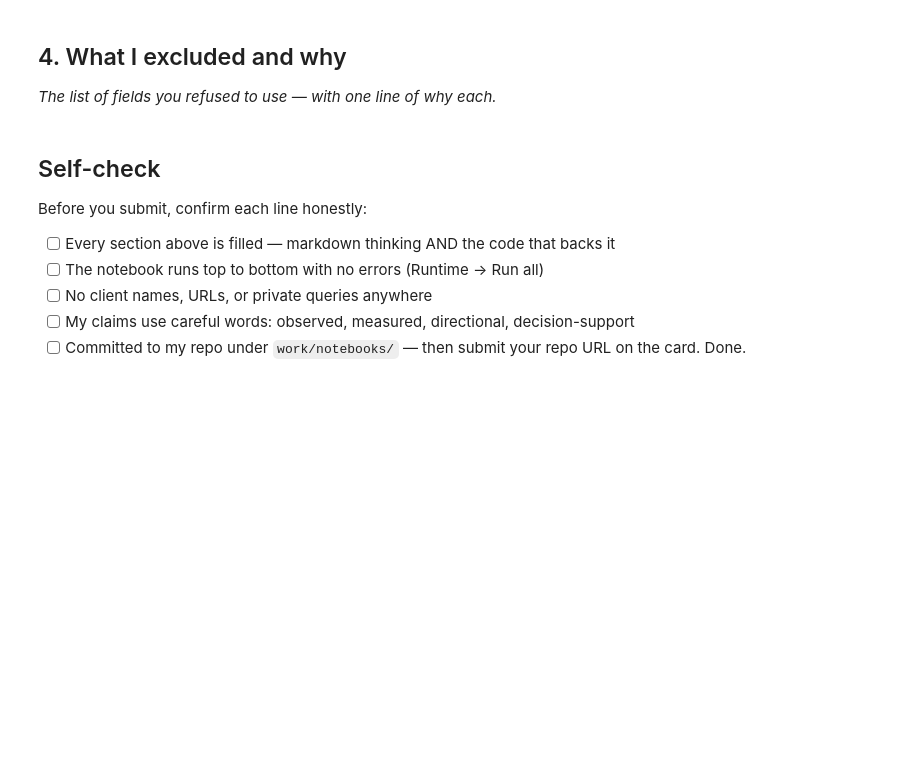
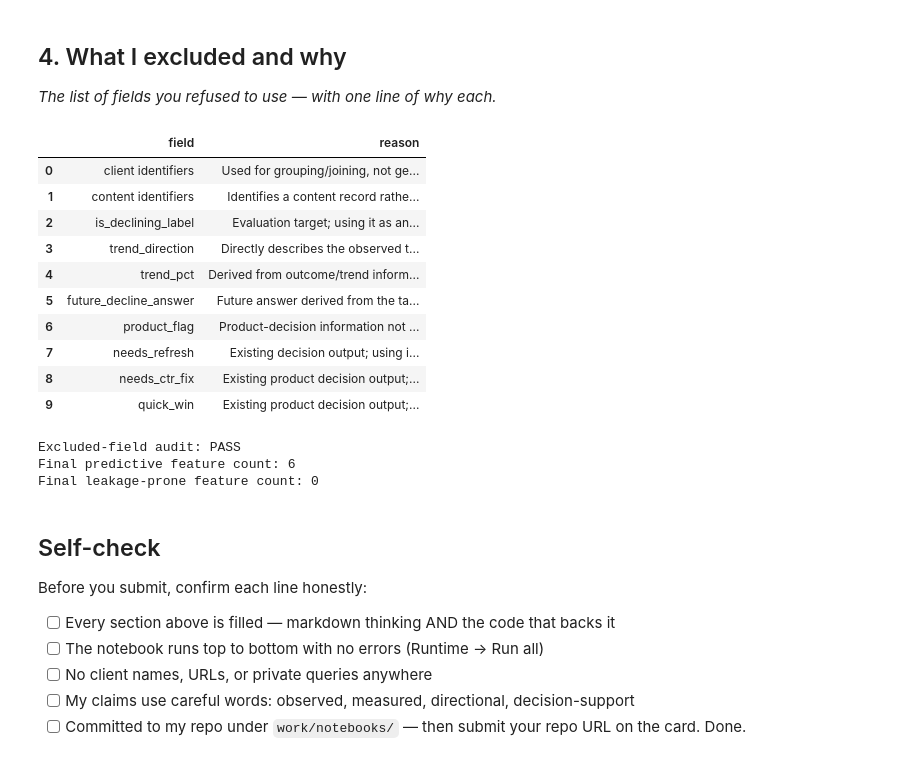
Before and after one commit to MuhammadAhmed196/flyrank-ml-internship, a Jupyter notebook: work/notebooks/w03_feature_leakage_check.ipynb, the cells around one changed output. Saved outputs shown, nothing was run; the diff lists cells and outputs as text; code cells hidden in the pictures; blank space fills up the shorter version.

```diff
--- a/work/notebooks/w03_feature_leakage_check.ipynb
+++ b/work/notebooks/w03_feature_leakage_check.ipynb
@@ -37,3 +219,57 @@ This skeleton is yours to fill. Work the sections **in order** — each one has
+# %%
+# This cell is for CODE (numbers, a query, a check).
+# Write your text answer in the cell ABOVE this one — typing sentences here breaks Run All.
+# ---------------------------------------------------------
+# SECTION 4 — WHAT I EXCLUDED AND WHY
+# ---------------------------------------------------------
+
+excluded_fields = pd.DataFrame({
+    "field": [
+        "client identifiers",
+        "content identifiers",
+        "is_declining_label",
+        "trend_direction",
+        "trend_pct",
+        "future_decline_answer",
+        "product_flag",
+        "needs_refresh",
+        "needs_ctr_fix",
+        "quick_win"
+    ],
+    "reason": [
+        "Used for grouping/joining, not generalizable predictive behavior.",
+        "Identifies a content record rather than a generalizable signal.",
+        "Evaluation target; using it as an input would directly leak the answer.",
+        "Directly describes the observed trend and can encode the target relationship.",
+        "Derived from outcome/trend information and therefore leakage-prone.",
+        "Future answer derived from the target; direct leakage.",
+        "Product-decision information not intended as a predictive feature.",
+        "Existing decision output; using it would duplicate the decision rule.",
+        "Existing product decision output; not an independent predictive signal.",
+        "Existing product decision output; not an independent predictive signal."
+    ]
+})
+
+display(excluded_fields)
+
+print("\nExcluded-field audit: PASS")
+print("Final predictive feature count:", len(available_features))
+print("Final leakage-prone feature count:", len(used_as_features))
+# %% [output]
+|  | field | reason |
+| 0 | client identifiers | Used for grouping/joining, not ge... |
+| 1 | content identifiers | Identifies a content record rathe... |
+| 2 | is_declining_label | Evaluation target; using it as an... |
+| 3 | trend_direction | Directly describes the observed t... |
+| 4 | trend_pct | Derived from outcome/trend inform... |
+| 5 | future_decline_answer | Future answer derived from the ta... |
+| 6 | product_flag | Product-decision information not ... |
+| 7 | needs_refresh | Existing decision output; using i... |
+| 8 | needs_ctr_fix | Existing product decision output;... |
+| 9 | quick_win | Existing product decision output;... |
+Excluded-field audit: PASS
+Final predictive feature count: 6
+Final leakage-prone feature count: 0
 # %% [markdown]
 ## Self-check
 
```
Also changed, not shown: parts of 8 cells of this notebook.
